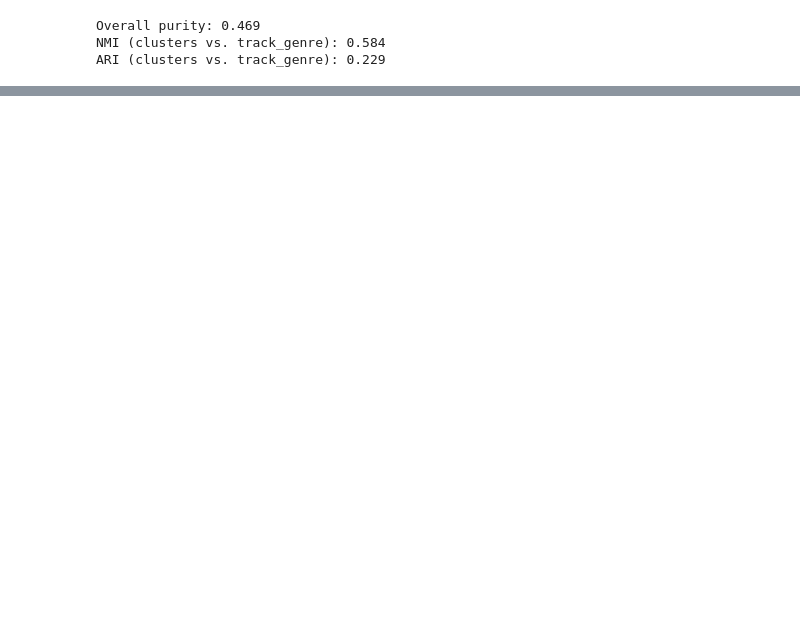
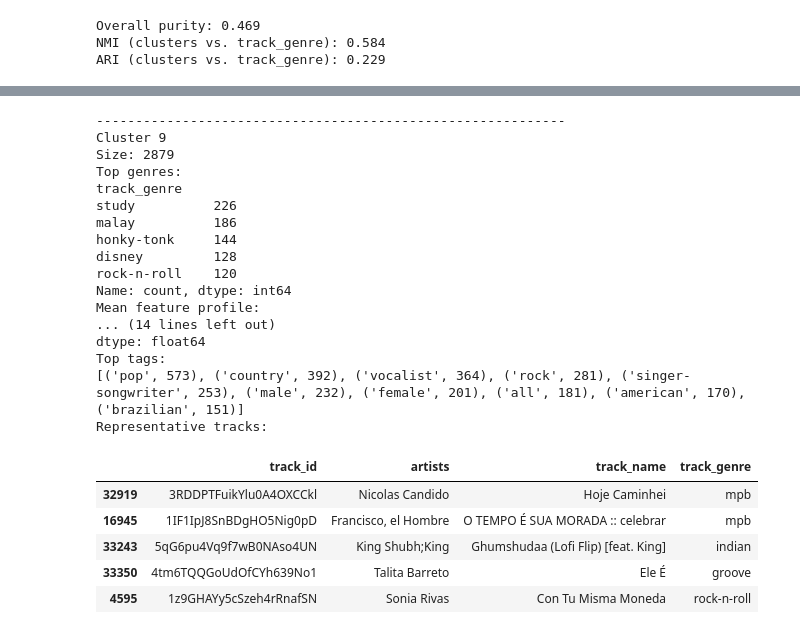
Before and after one commit to adamajane/computational-tools-for-data-science-02807-project, a Jupyter notebook: 4-full-recommendation-system/4.ipynb, the cells around one changed output, grey strips where cells are left out. Cells and saved outputs as stored; diff of their text form; code cells hidden in the pictures; blank space fills up the shorter version.

```diff
--- a/4-full-recommendation-system/4.ipynb
+++ b/4-full-recommendation-system/4.ipynb
@@ -256,0 +203,18 @@ top_crosstab_genres
+# %%
+from collections import Counter
+
+def top_tags_for_cluster(cluster_id, top_n=10):
+    if "tags_clean_text" not in full_df.columns:
+        return []
+    mask = full_df["cluster_kmeans_main"] == cluster_id
+    tags_series = full_df.loc[mask, "tags_clean_text"].fillna("")
+    counter = Counter()
+    for s in tags_series:
+        if not s:
+            continue
+        for t in s.split():
+            counter[t] += 1
+    return counter.most_common(top_n)
+
+first_cluster = int(cluster_summary.index[0])
+top_tags_for_cluster(first_cluster, top_n=10)
@@ -256,0 +256,39 @@ top_crosstab_genres
+# %%
+def describe_cluster(cluster_id, top_n_tags=10, top_n_tracks=5):
+    if "cluster_kmeans_main" not in full_df.columns:
+        raise ValueError("cluster_kmeans_main not found; run clustering cell first.")
+
+    mask = full_df["cluster_kmeans_main"] == cluster_id
+    size = int(mask.sum())
+    if size == 0:
+        print(f"Cluster {cluster_id} has no rows.")
+        return
+
+    genres = full_df.loc[mask, "track_genre"].value_counts().head(5)
+    means = full_df.loc[mask, numeric_cols].mean() if numeric_cols else pd.Series(dtype=float)
+
+    print(f"Cluster {cluster_id}")
+    print(f"Size: {size}")
+    print("Top genres:")
+    print(genres)
+    print("Mean feature profile:")
+    print(means.round(3))
+    print("Top tags:")
+    print(top_tags_for_cluster(cluster_id, top_n=top_n_tags))
+    print("Representative tracks:")
+    display(representative_tracks(cluster_id, top_n=top_n_tracks))
+
+# fall back if cluster_summary is missing
+if "cluster_summary" not in globals():
+    cluster_summary = (
+        full_df.groupby("cluster_kmeans_main")[numeric_cols]
+        .mean()
+        .assign(size=lambda g: g.index.map(full_df["cluster_kmeans_main"].value_counts()))
+        .sort_values("size", ascending=False)
+    )
+
+cluster_ids = list(cluster_summary.index[:5])
+for cid in cluster_ids:
+    describe_cluster(int(cid))
+    print("-" * 60)
+# %% [output]
@@ -256,0 +318,23 @@ top_crosstab_genres
+------------------------------------------------------------
+Cluster 9
+Size: 2879
+Top genres:
+track_genre
+study          226
+malay          186
+honky-tonk     144
+disney         128
+rock-n-roll    120
+Name: count, dtype: int64
+Mean feature profile:
+... (14 lines left out)
+dtype: float64
+Top tags:
+[('pop', 573), ('country', 392), ('vocalist', 364), ('rock', 281), ('singer-songwriter', 253), ('male', 232), ('female', 201), ('all', 181), ('american', 170), ('brazilian', 151)]
+Representative tracks:
+|  | track_id | artists | track_name | track_genre |
+| 32919 | 3RDDPTFuikYlu0A4OXCCkl | Nicolas Candido | Hoje Caminhei | mpb |
+| 16945 | 1IF1IpJ8SnBDgHO5Nig0pD | Francisco, el Hombre | O TEMPO É SUA MORADA :: celebrar | mpb |
+| 33243 | 5qG6pu4Vq9f7wB0NAso4UN | King Shubh;King | Ghumshudaa (Lofi Flip) [feat. King] | indian |
+| 33350 | 4tm6TQQGoUdOfCYh639No1 | Talita Barreto | Ele É | groove |
+| 4595 | 1z9GHAYy5cSzeh4rRnafSN | Sonia Rivas | Con Tu Misma Moneda | rock-n-roll |
```
Also changed, not shown: parts of 39 cells of this notebook, 1 other file.
